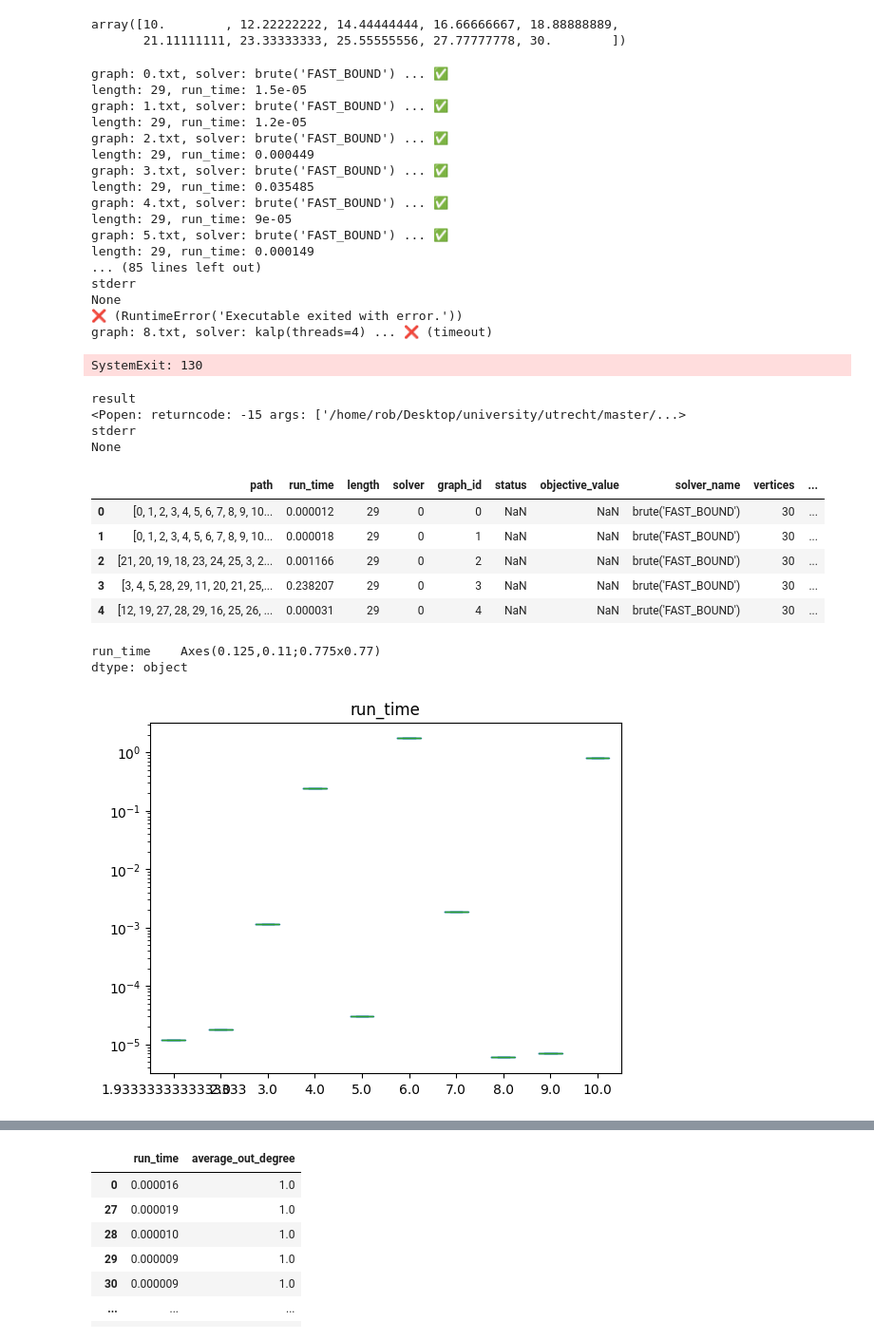
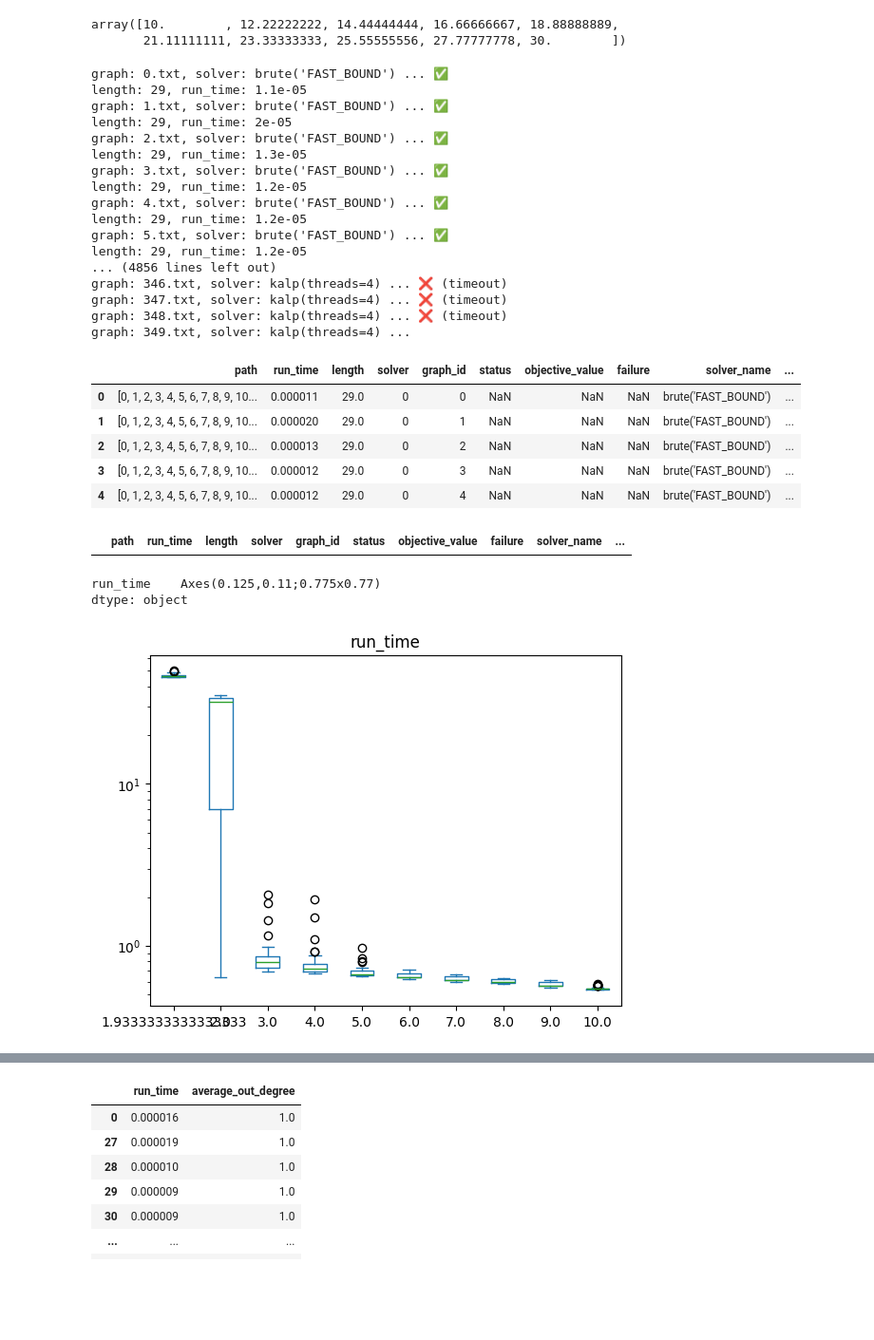
Before and after one commit to blinkybool/LongestPath, a Jupyter notebook: notebooks/benchmarking_hamiltonians.ipynb, the cells around one changed output, grey strips where cells are left out. Shown at 95% size. Saved outputs shown, nothing was run; the diff lists cells and outputs as text; code cells hidden in the pictures; blank space fills up the shorter version.

Commit message:
more benchmarks

```diff
--- a/notebooks/benchmarking_hamiltonians.ipynb
+++ b/notebooks/benchmarking_hamiltonians.ipynb
@@ -46,32 +46,27 @@ np.linspace(10, 30, 10)
 array([10.        , 12.22222222, 14.44444444, 16.66666667, 18.88888889,
        21.11111111, 23.33333333, 25.55555556, 27.77777778, 30.        ])
 # %%
-benchmark = Benchmark.load("../benchmarks/ham_test(18)")
+benchmark = Benchmark.load("../final_benchmarks/only_ham_3brute_ilp_kalp_deg1-10_50runs/")
 # %%
 benchmark.run(retryFailures=True, timeout=3 * 60)
 # %% [output]
 graph: 0.txt, solver: brute('FAST_BOUND') ... ✅
-length: 29, run_time: 1.5e-05
+length: 29, run_time: 1.1e-05
 graph: 1.txt, solver: brute('FAST_BOUND') ... ✅
+length: 29, run_time: 2e-05
+graph: 2.txt, solver: brute('FAST_BOUND') ... ✅
+length: 29, run_time: 1.3e-05
+graph: 3.txt, solver: brute('FAST_BOUND') ... ✅
 length: 29, run_time: 1.2e-05
-graph: 2.txt, solver: brute('FAST_BOUND') ... ✅
-length: 29, run_time: 0.000449
-graph: 3.txt, solver: brute('FAST_BOUND') ... ✅
-length: 29, run_time: 0.035485
 graph: 4.txt, solver: brute('FAST_BOUND') ... ✅
-length: 29, run_time: 9e-05
+length: 29, run_time: 1.2e-05
 graph: 5.txt, solver: brute('FAST_BOUND') ... ✅
-length: 29, run_time: 0.000149
-... (85 lines left out)
-stderr
-None
-❌ (RuntimeError('Executable exited with error.'))
-graph: 8.txt, solver: kalp(threads=4) ... ❌ (timeout)
+length: 29, run_time: 1.2e-05
+... (4856 lines left out)
+graph: 346.txt, solver: kalp(threads=4) ... ❌ (timeout)
+graph: 347.txt, solver: kalp(threads=4) ... ❌ (timeout)
+graph: 348.txt, solver: kalp(threads=4) ... ❌ (timeout)
+graph: 349.txt, solver: kalp(threads=4) ...
-SystemExit: 130
-result
-<Popen: returncode: -15 args: ['/home/rob/Desktop/university/utrecht/master/...>
-stderr
-None
 # %%
 df_ = benchmark.get_dataframe()
 if not "failure" in df_:
@@ -79,18 +74,22 @@ if not "failure" in df_:
 df = df_
 df.head()
 # %% [output]
-|  | path | run_time | length | solver | graph_id | status | objective_value | solver_name | vertices | ... |
-| 0 | [0, 1, 2, 3, 4, 5, 6, 7, 8, 9, 10... | 0.000012 | 29 | 0 | 0 | NaN | NaN | brute('FAST_BOUND') | 30 | ... |
-| 1 | [0, 1, 2, 3, 4, 5, 6, 7, 8, 9, 10... | 0.000018 | 29 | 0 | 1 | NaN | NaN | brute('FAST_BOUND') | 30 | ... |
-| 2 | [21, 20, 19, 18, 23, 24, 25, 3, 2... | 0.001166 | 29 | 0 | 2 | NaN | NaN | brute('FAST_BOUND') | 30 | ... |
-| 3 | [3, 4, 5, 28, 29, 11, 20, 21, 25,... | 0.238207 | 29 | 0 | 3 | NaN | NaN | brute('FAST_BOUND') | 30 | ... |
-| 4 | [12, 19, 27, 28, 29, 16, 25, 26, ... | 0.000031 | 29 | 0 | 4 | NaN | NaN | brute('FAST_BOUND') | 30 | ... |
+|  | path | run_time | length | solver | graph_id | status | objective_value | failure | solver_name | ... |
+| 0 | [0, 1, 2, 3, 4, 5, 6, 7, 8, 9, 10... | 0.000011 | 29.0 | 0 | 0 | NaN | NaN | NaN | brute('FAST_BOUND') | ... |
+| 1 | [0, 1, 2, 3, 4, 5, 6, 7, 8, 9, 10... | 0.000020 | 29.0 | 0 | 1 | NaN | NaN | NaN | brute('FAST_BOUND') | ... |
+| 2 | [0, 1, 2, 3, 4, 5, 6, 7, 8, 9, 10... | 0.000013 | 29.0 | 0 | 2 | NaN | NaN | NaN | brute('FAST_BOUND') | ... |
+| 3 | [0, 1, 2, 3, 4, 5, 6, 7, 8, 9, 10... | 0.000012 | 29.0 | 0 | 3 | NaN | NaN | NaN | brute('FAST_BOUND') | ... |
+| 4 | [0, 1, 2, 3, 4, 5, 6, 7, 8, 9, 10... | 0.000012 | 29.0 | 0 | 4 | NaN | NaN | NaN | brute('FAST_BOUND') | ... |
+# %%
+df[(df["solver_name"] == "ilp()") & (df["length"] != 29)]
+# %% [output]
+|  | path | run_time | length | solver | graph_id | status | objective_value | failure | solver_name | ... |
 # %%
-df[df["solver"] == 0][["run_time", "average_out_degree"]].plot.box(by="average_out_degree", logy=True)
+df[df["solver_name"] == "ilp()"][["run_time", "average_out_degree"]].plot.box(by="average_out_degree", logy=True)
 # %% [output]
 run_time    Axes(0.125,0.11;0.775x0.77)
 dtype: object
-[figure, old version]
+[figure, new version]
 # %%
 df_grouped = df.groupby(['average_out_degree', 'solver', 'solver_name']).agg({"run_time": "mean", "failure": "any"}).reset_index()
 df_grouped_failures_removed = df_grouped[df_grouped["failure"] == False]
```
Also changed, not shown: parts of 4 cells of this notebook, 6 other files.
